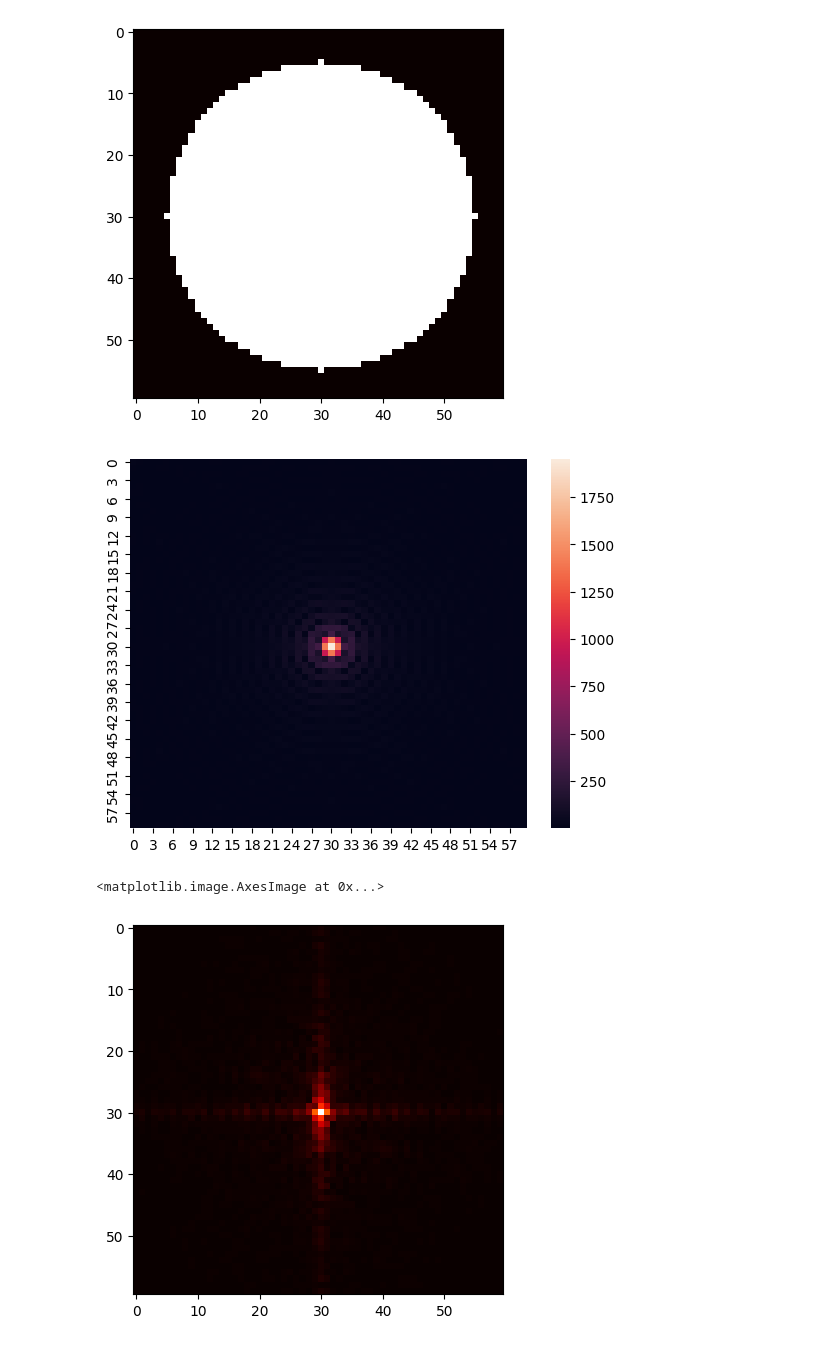
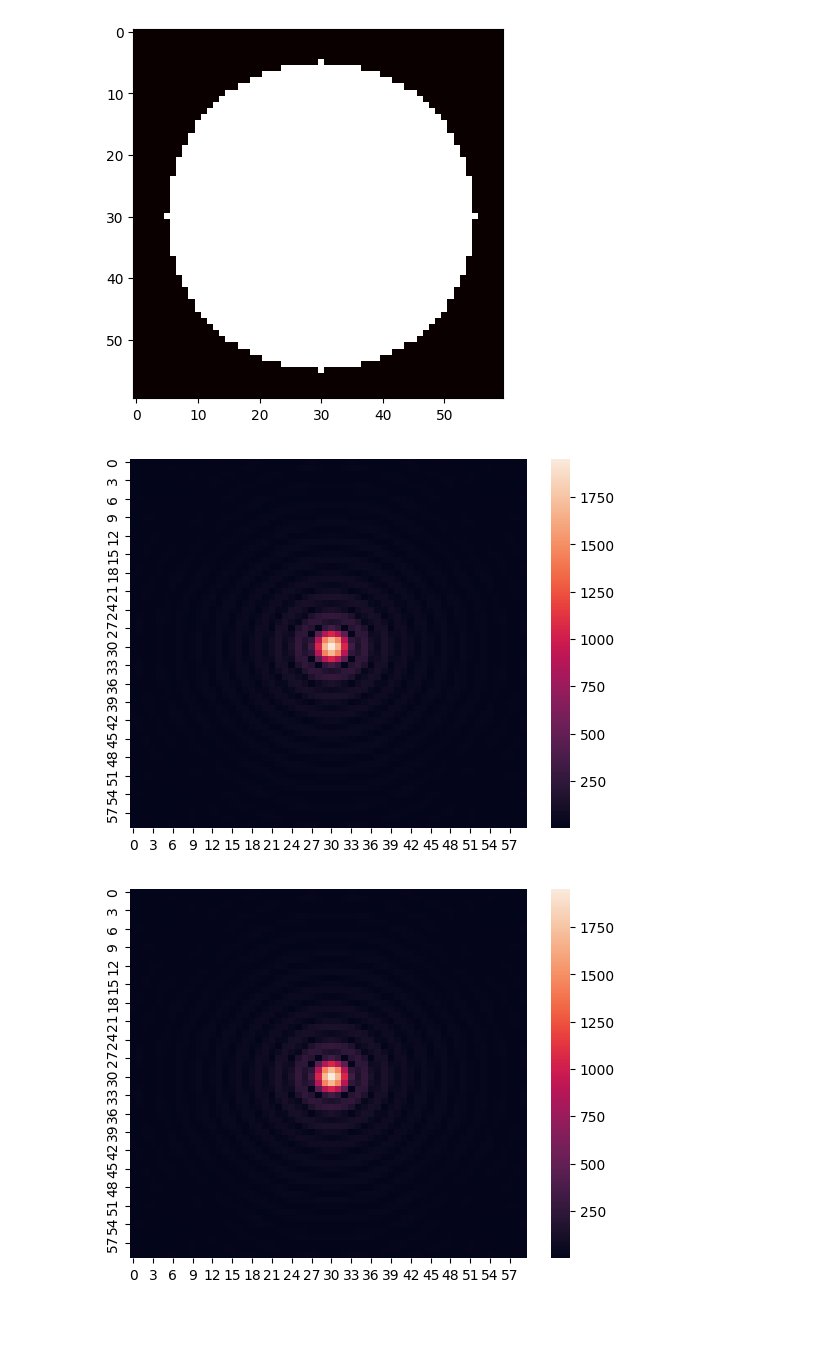
Before and after one commit to pramcodes/DDNN, a Jupyter notebook: encoding.ipynb, the cells around one changed output. Cells and saved outputs as stored; diff of their text form; code cells hidden in the pictures.

```diff
--- a/encoding.ipynb
+++ b/encoding.ipynb
@@ -53,5 +57,4 @@ array([6.40925948+0.j, 6.44246808+0.j, 6.47567668+0.j, ...,
 # %%
-import numpy as np
 def gen_base(H, V, dx, dy, wavelength, f):
 
     """
@@ -141,6 +144,6 @@ def gen_base(H, V, dx, dy, wavelength, f):
 
     return base
 
-Mesh = gen_base(60, 60, 8e-6, 8e-6, 633e-9,10e-3)
+Mesh = gen_base(60, 60, 8e-6, 8e-6, 633e-9,15e-3)
 Mesh['FX']*Mesh['X']
 # %% [output]
@@ -169,6 +172,7 @@ plt.show()
 # %% [output]
 [figure]
 # %%
+#Matrix Diffraction
 ffx = np.exp(-2j * np.pi * Mesh['FX'].T*Mesh['X'])
 ffy = np.exp(-2j * np.pi * Mesh['FY'].T*Mesh['Y'])
 res = ffx@A@(ffy)
@@ -178,15 +182,16 @@ import seaborn as sns
 sns.heatmap(np.abs(res))
 plt.show()
 # %% [output]
-[figure, old version]
+[figure, new version]
 # %%
+#Vectorized diffraction
 #tensor product of the two matrices Fx and Fy
 F = np.kron(ffx, ffy)
-vecA = norm_vec
+vecA = A.flatten()
 res = F@vecA
 res = res.reshape(60,60)
-plt.imshow(np.abs(res), cmap='hot', interpolation='nearest')
+sns.heatmap(np.abs(res))
+plt.show()
 # %% [output]
-<matplotlib.image.AxesImage at 0x...>
-[figure, old version]
+[figure, new version]
 # %%
```
Also changed, not shown: parts of 9 cells of this notebook, 1 other file.
